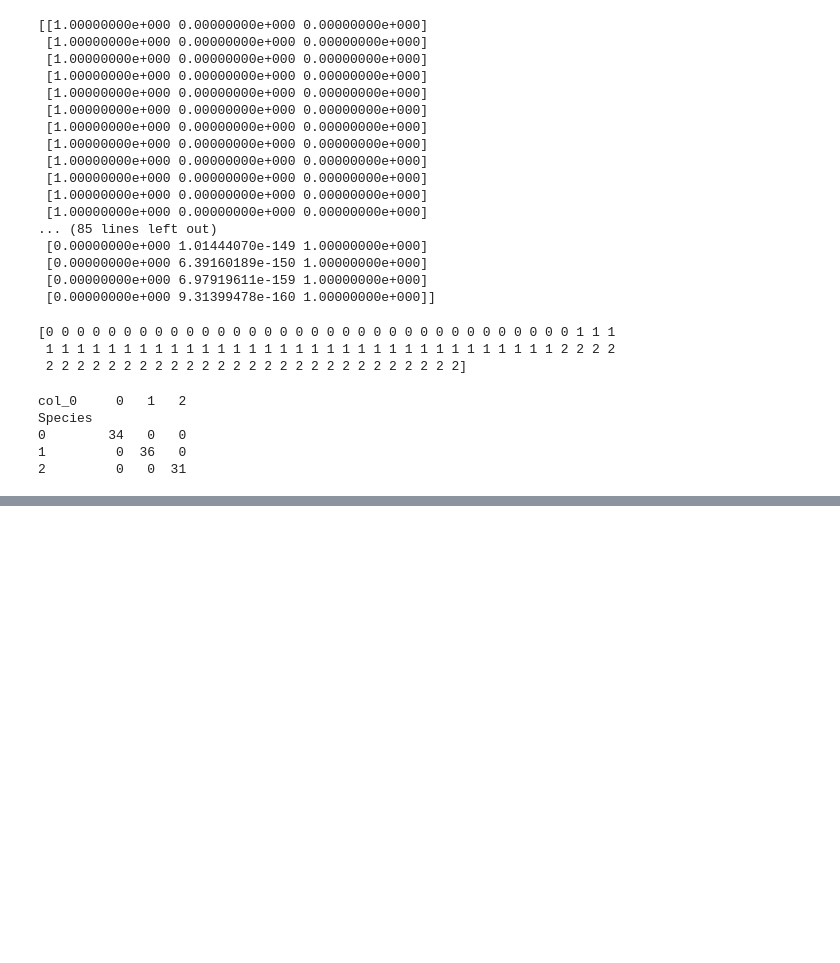
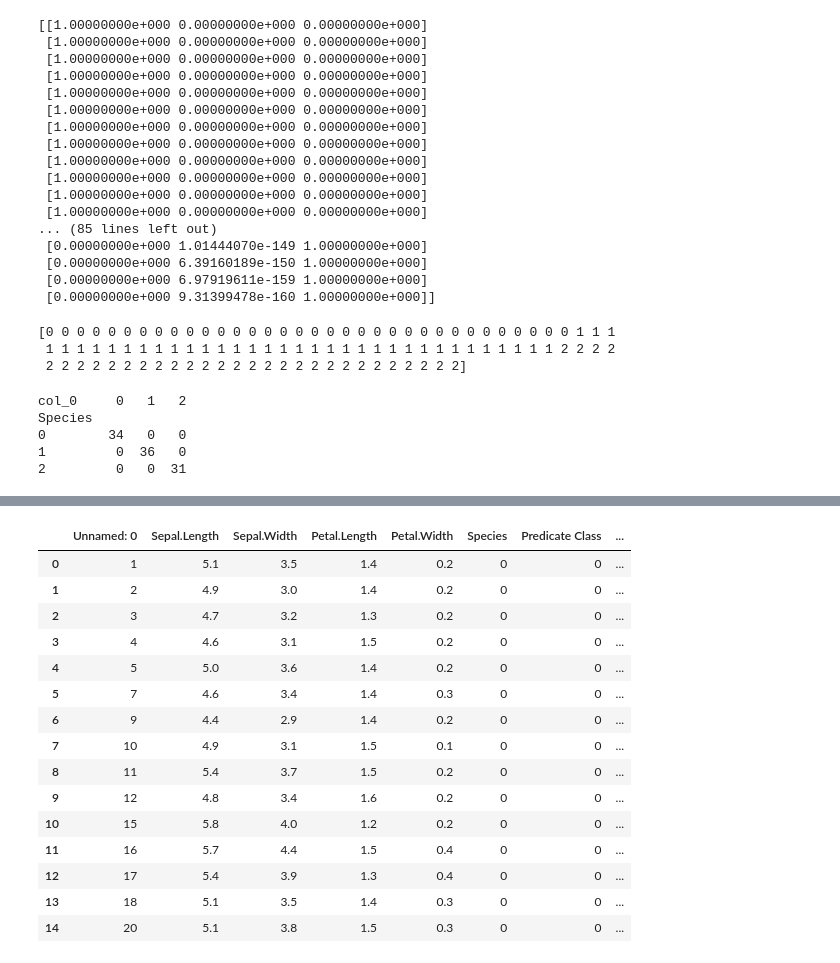
Before and after one commit to amalkanhangad/Mechine_Learning, a Jupyter notebook: JN.ipynb, the cells around one changed output, grey strips where cells are left out. Cells and saved outputs as stored; diff of their text form; code cells hidden in the pictures; blank space fills up the shorter version.

```diff
--- a/JN.ipynb
+++ b/JN.ipynb
@@ -125,5 +125,5 @@ Species
 1         0  36   0
 2         0   0  31
 # %%
-predprob = mypd.DataFrame(predprobe, columns = ["Predicted 0","Predicted 1","Predicted 2"])
+predprob = mypd.DataFrame(preprob, columns = ["Predicted 0","Predicted 1","Predicted 2"])
 print(predprob)
@@ -129,0 +145,4 @@ print(predprob)
+# %%
+predclass = mypd.DataFrame(predclass,columns = ["Predicate Class"])
+myresult = mydata.join(predclass)
+print(myresult)
@@ -129,0 +167,20 @@ print(predprob)
+# %%
+myresult = myresult.join(predprob)
+round(myresult.head(15),4)
+# %% [output]
+|  | Unnamed: 0 | Sepal.Length | Sepal.Width | Petal.Length | Petal.Width | Species | Predicate Class | ... |
+| 0 | 1 | 5.1 | 3.5 | 1.4 | 0.2 | 0 | 0 | ... |
+| 1 | 2 | 4.9 | 3.0 | 1.4 | 0.2 | 0 | 0 | ... |
+| 2 | 3 | 4.7 | 3.2 | 1.3 | 0.2 | 0 | 0 | ... |
+| 3 | 4 | 4.6 | 3.1 | 1.5 | 0.2 | 0 | 0 | ... |
+| 4 | 5 | 5.0 | 3.6 | 1.4 | 0.2 | 0 | 0 | ... |
+| 5 | 7 | 4.6 | 3.4 | 1.4 | 0.3 | 0 | 0 | ... |
+| 6 | 9 | 4.4 | 2.9 | 1.4 | 0.2 | 0 | 0 | ... |
+| 7 | 10 | 4.9 | 3.1 | 1.5 | 0.1 | 0 | 0 | ... |
+| 8 | 11 | 5.4 | 3.7 | 1.5 | 0.2 | 0 | 0 | ... |
+| 9 | 12 | 4.8 | 3.4 | 1.6 | 0.2 | 0 | 0 | ... |
+| 10 | 15 | 5.8 | 4.0 | 1.2 | 0.2 | 0 | 0 | ... |
+| 11 | 16 | 5.7 | 4.4 | 1.5 | 0.4 | 0 | 0 | ... |
+| 12 | 17 | 5.4 | 3.9 | 1.3 | 0.4 | 0 | 0 | ... |
+| 13 | 18 | 5.1 | 3.5 | 1.4 | 0.3 | 0 | 0 | ... |
+| 14 | 20 | 5.1 | 3.8 | 1.5 | 0.3 | 0 | 0 | ... |
```
Also changed, not shown: parts of 3 cells of this notebook, 1 other file.
